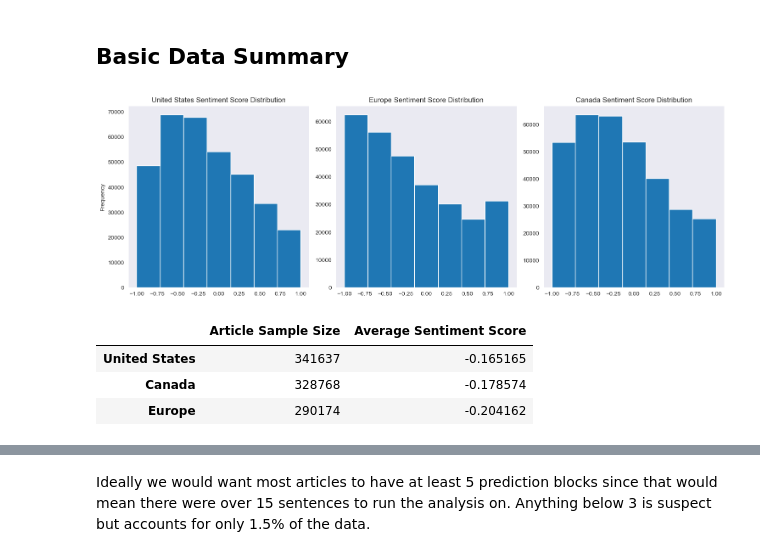
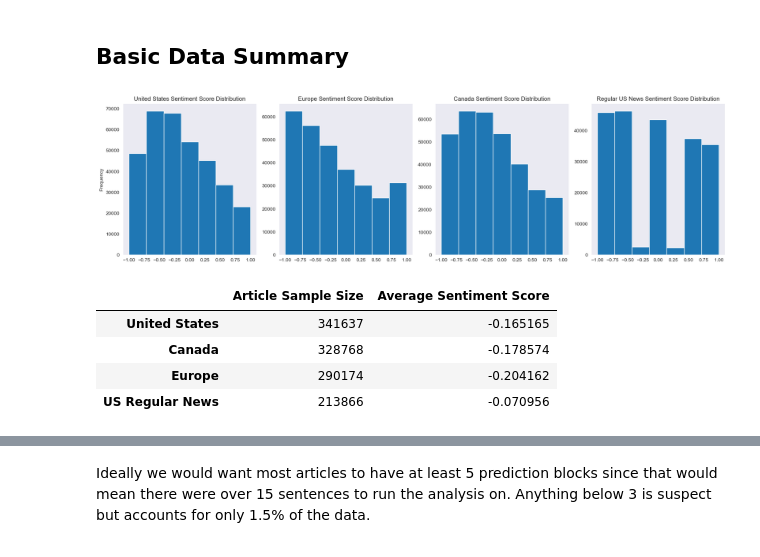
Before and after one commit to GabeNicholson/covid-news, a Jupyter notebook: covid_data_analysis.ipynb, the cells around one changed output, grey strips where cells are left out. Drawn from its saved outputs; the diff is of its cells as text; code cells hidden in the pictures.

```diff
--- a/covid_data_analysis.ipynb
+++ b/covid_data_analysis.ipynb
@@ -16,10 +17,12 @@ sns.set_style('dark')
 df = pd.read_parquet('parquet/us_full_covid.parquet')
 df_eur = pd.read_parquet('parquet/eur_full_covid.parquet')
 df_can = pd.read_parquet('parquet/can-covid-mar2020-apr2022.parquet')
+regular_df = pd.read_parquet('parquet/us-regular-bigfive-complete.parquet')
 
 df['prediction'] = np.where(df['prediction'] == 0, -1, 1) # More intuitive sentiment score scales.
 df_eur['prediction'] = np.where(df_eur['prediction'] == 0, -1, 1) # More intuitive sentiment score scales.
 df_can['prediction'] = np.where(df_can['prediction'] == 0, -1, 1) # More intuitive sentiment score scales.
+regular_df['prediction'] = np.where(regular_df['prediction'] == 0, -1, 1) # More intuitive sentiment score scales.
 
 political_ideology = (pd.read_csv('top_30_publishers_annotate.csv')
                     .rename(columns={'Unnamed: 0': 'publisher', 'publisher': 'drop_this'})
@@ -28,28 +31,33 @@ df = df.merge(political_ideology, on='publisher', how='outer')
 # %% [markdown]
 ## Basic Data Summary
 # %%
-fig, axs = plt.subplots(1, 3, figsize=(15,5))
+fig, axs = plt.subplots(1, 4, figsize=(18,5))
 df.groupby('article_id')['prediction'].mean().plot.hist(bins=7, ax=axs[0])
 df_eur.groupby('article_id')['prediction'].mean().plot.hist(bins=7, ax=axs[1])
 df_can.groupby('article_id')['prediction'].mean().plot.hist(bins=7, ax=axs[2])
+regular_df.groupby('article_id')['prediction'].mean().plot.hist(bins=7, ax=axs[3])
+
 axs[0].set_title("United States Sentiment Score Distribution")
 axs[1].set_title("Europe Sentiment Score Distribution")
 axs[1].set_ylabel("")
 axs[2].set_title("Canada Sentiment Score Distribution")
 axs[2].set_ylabel("")
+axs[3].set_title("Regular US News Sentiment Score Distribution")
+axs[3].set_ylabel("")
 plt.tight_layout()
 # %% [output]
-[figure, old version]
+[figure, new version]
 # %%
-summary_df = pd.DataFrame({'Article Sample Size':[df['article_id'].nunique() ,df_can['article_id'].nunique(), df_eur['article_id'].nunique()],
-            'Average Sentiment Score': [df['prediction'].mean() ,df_can['prediction'].mean(), df_eur['prediction'].mean()]},
-            index=['United States', 'Canada', 'Europe'])
+summary_df = pd.DataFrame({'Article Sample Size':[df['article_id'].nunique() ,df_can['article_id'].nunique(), df_eur['article_id'].nunique(), regular_df['article_id'].nunique()],
+            'Average Sentiment Score': [df['prediction'].mean() ,df_can['prediction'].mean(), df_eur['prediction'].mean(), regular_df['prediction'].mean()]},
+            index=['United States', 'Canada', 'Europe', "US Regular News"])
 summary_df
 # %% [output]
 |  | Article Sample Size | Average Sentiment Score |
 | United States | 341637 | -0.165165 |
 | Canada | 328768 | -0.178574 |
 | Europe | 290174 | -0.204162 |
+| US Regular News | 213866 | -0.070956 |
 # %%
 def get_sample_per_predict_block(dataframe):
     predict_block_per = []
```
Also changed, not shown: parts of 37 cells of this notebook, 1 other file.
